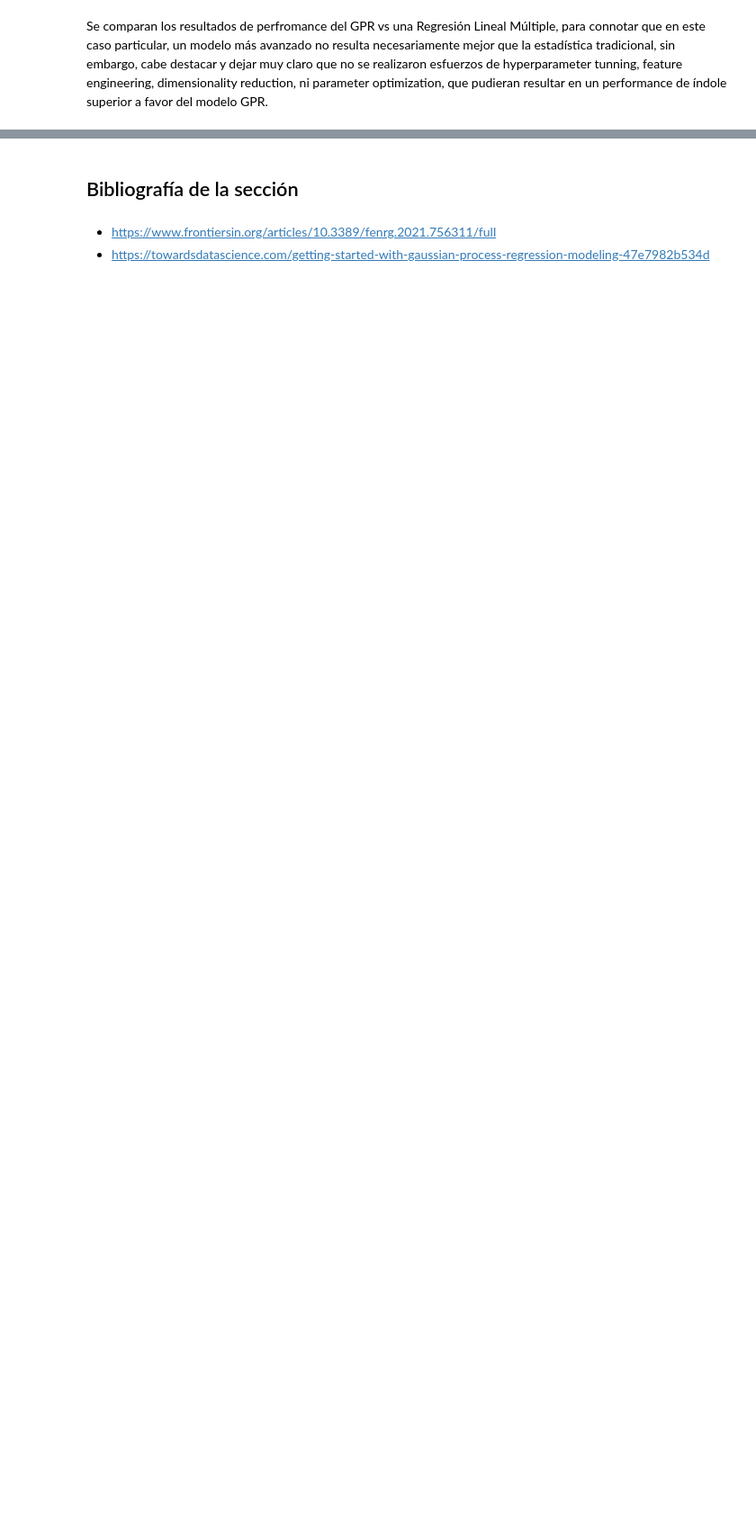
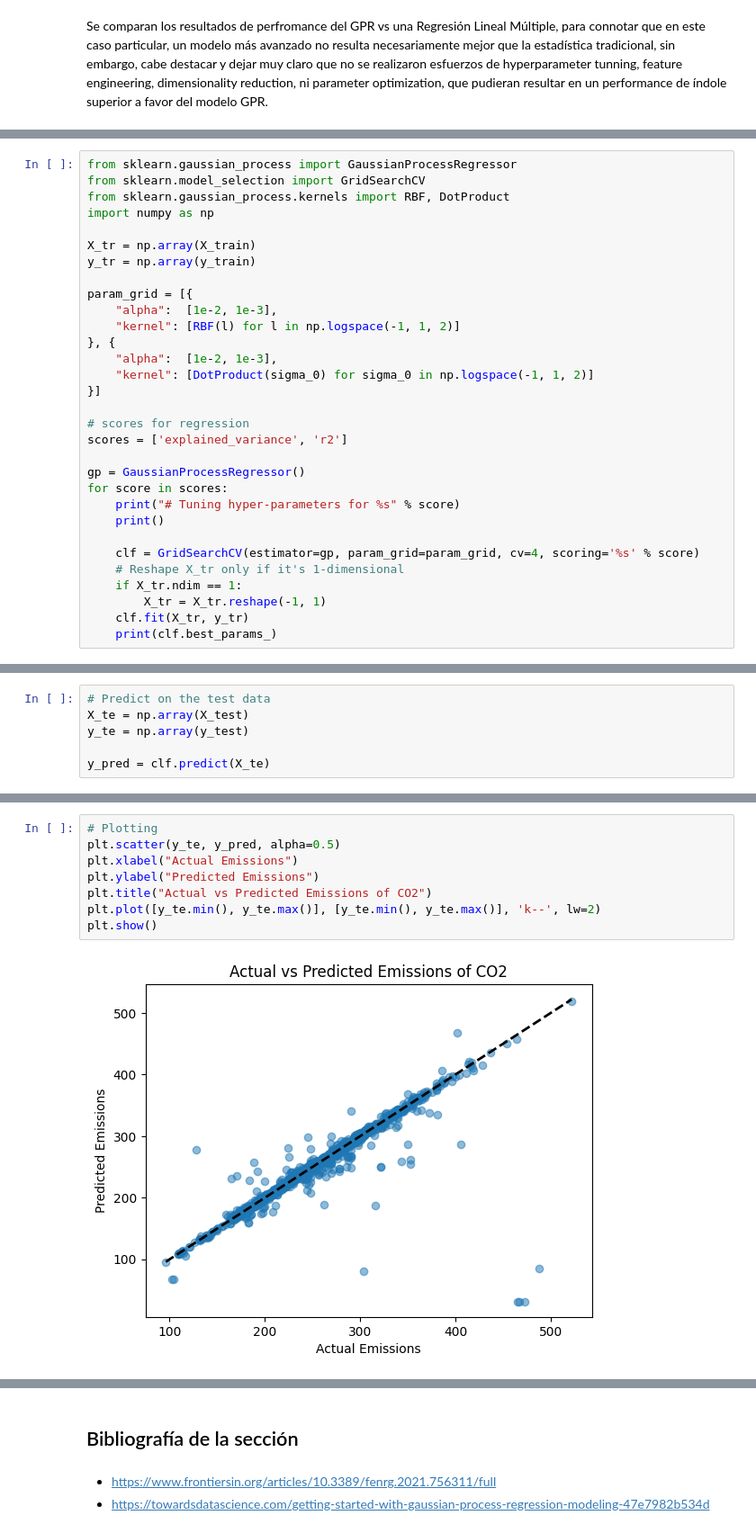
Before and after one commit to EmanuelNovelo/MCD----ML----2024, a Jupyter notebook: Tareas/Tarea_6_LateX.ipynb, the cells around one changed output, grey strips where cells are left out. Shown: that part at 90% size. Drawn from its saved outputs; the diff is of its cells as text; blank space fills up the shorter version.

```diff
--- a/Tareas/Tarea_6_LateX.ipynb
+++ b/Tareas/Tarea_6_LateX.ipynb
@@ -161,0 +166,31 @@ Se comparan los resultados de perfromance del GPR vs una Regresión Lineal Múlt
+# %%
+from sklearn.gaussian_process import GaussianProcessRegressor
+from sklearn.model_selection import GridSearchCV
+from sklearn.gaussian_process.kernels import RBF, DotProduct
+import numpy as np
+
+X_tr = np.array(X_train)
+y_tr = np.array(y_train)
+
+param_grid = [{
+    "alpha":  [1e-2, 1e-3],
+    "kernel": [RBF(l) for l in np.logspace(-1, 1, 2)]
+}, {
+    "alpha":  [1e-2, 1e-3],
+    "kernel": [DotProduct(sigma_0) for sigma_0 in np.logspace(-1, 1, 2)]
+}]
+
+# scores for regression
+scores = ['explained_variance', 'r2']
+
+gp = GaussianProcessRegressor()
+for score in scores:
+    print("# Tuning hyper-parameters for %s" % score)
+    print()
+
+    clf = GridSearchCV(estimator=gp, param_grid=param_grid, cv=4, scoring='%s' % score)
+    # Reshape X_tr only if it's 1-dimensional
+    if X_tr.ndim == 1:
+        X_tr = X_tr.reshape(-1, 1)
+    clf.fit(X_tr, y_tr)
+    print(clf.best_params_)
@@ -161,0 +202,6 @@ Se comparan los resultados de perfromance del GPR vs una Regresión Lineal Múlt
+# %%
+# Predict on the test data
+X_te = np.array(X_test)
+y_te = np.array(y_test)
+
+y_pred = clf.predict(X_te)
@@ -161,0 +210,10 @@ Se comparan los resultados de perfromance del GPR vs una Regresión Lineal Múlt
+# %%
+# Plotting
+plt.scatter(y_te, y_pred, alpha=0.5)
+plt.xlabel("Actual Emissions")
+plt.ylabel("Predicted Emissions")
+plt.title("Actual vs Predicted Emissions of CO2")
+plt.plot([y_te.min(), y_te.max()], [y_te.min(), y_te.max()], 'k--', lw=2)
+plt.show()
+# %% [output]
+[figure, added]
```
Also changed, not shown: parts of 13 cells of this notebook, 8 other files.
